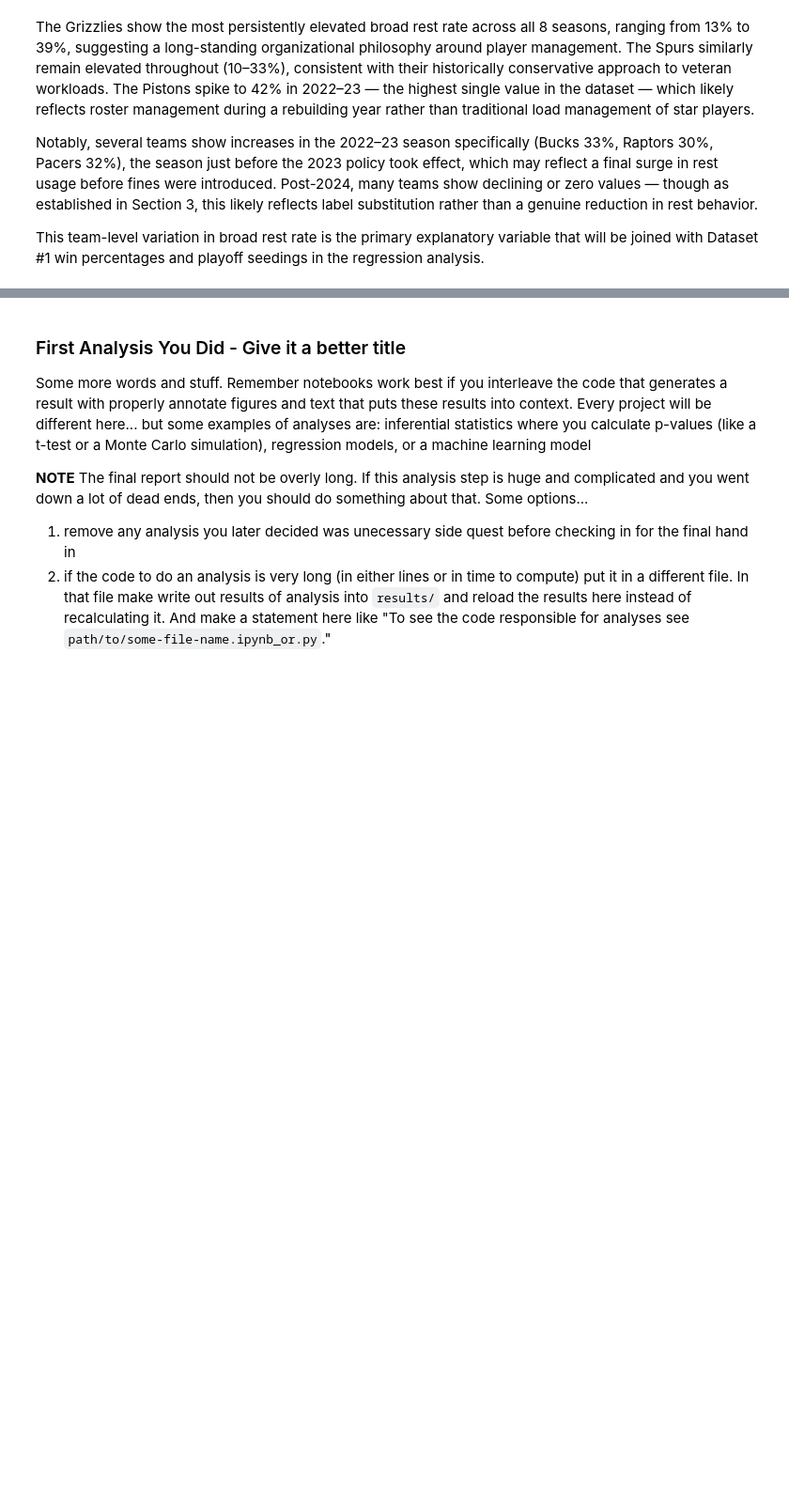
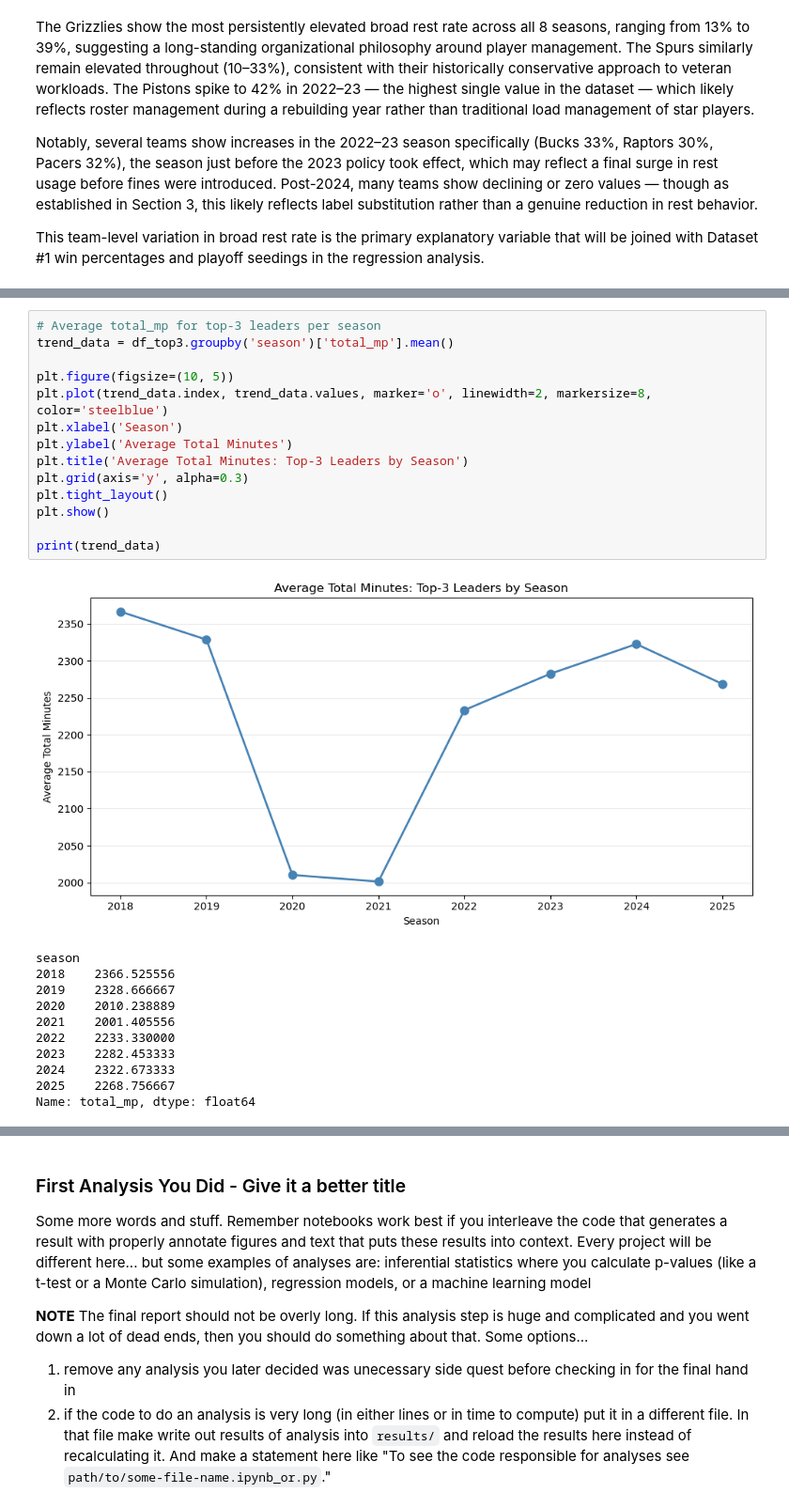
Before and after one commit to COGS108/Group-SP26-082, a Jupyter notebook: 03-FinalProject.ipynb, the cells around one changed output, grey strips where cells are left out. Shown at 94% size. Cells and saved outputs as stored; diff of their text form; blank space fills up the shorter version.

```diff
--- a/03-FinalProject.ipynb
+++ b/03-FinalProject.ipynb
@@ -990,0 +1061,26 @@ be joined with Dataset #1 win percentages and playoff seedings in the regression
+# %%
+# Average total_mp for top-3 leaders per season
+trend_data = df_top3.groupby('season')['total_mp'].mean()
+
+plt.figure(figsize=(10, 5))
+plt.plot(trend_data.index, trend_data.values, marker='o', linewidth=2, markersize=8, color='steelblue')
+plt.xlabel('Season')
+plt.ylabel('Average Total Minutes')
+plt.title('Average Total Minutes: Top-3 Leaders by Season')
+plt.grid(axis='y', alpha=0.3)
+plt.tight_layout()
+plt.show()
+
+print(trend_data)
+# %% [output]
+[figure, added]
+season
+2018    2366.525556
+2019    2328.666667
+2020    2010.238889
+2021    2001.405556
+2022    2233.330000
+2023    2282.453333
+2024    2322.673333
+2025    2268.756667
+Name: total_mp, dtype: float64
```
Also changed, not shown: parts of 12 cells of this notebook.
